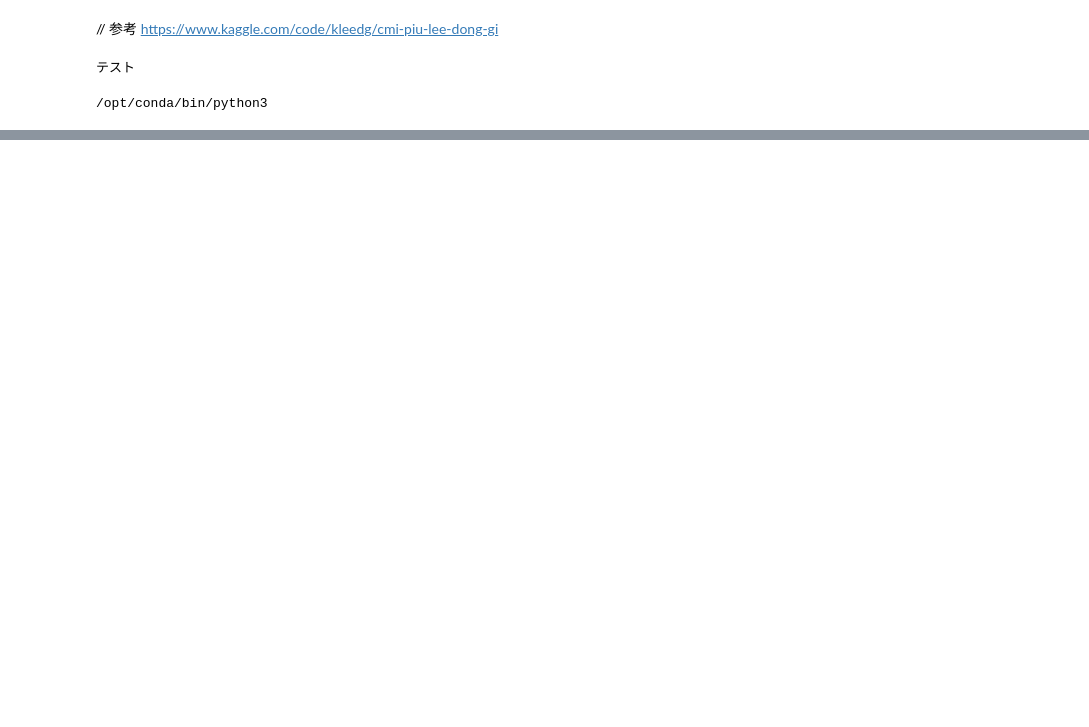
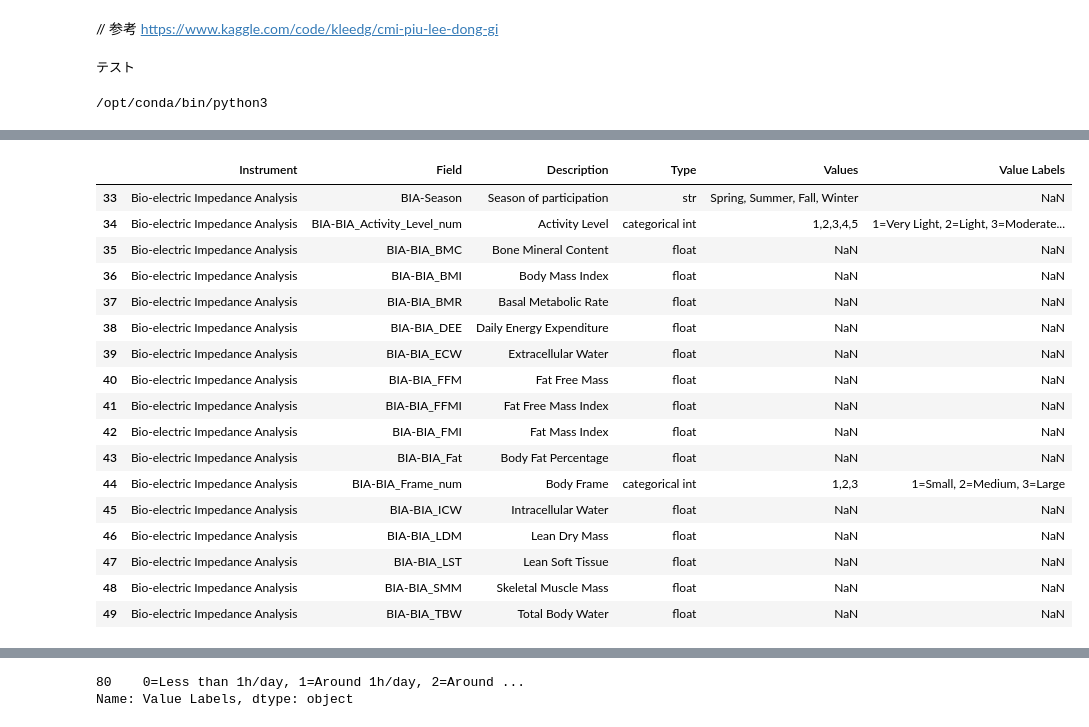
Before and after one commit to nakashimashin/data-analysis-tutorial, a Jupyter notebook: submission_2.ipynb, the cells around one changed output, grey strips where cells are left out. Cells and saved outputs as stored; diff of their text form; code cells hidden in the pictures; blank space fills up the shorter version.

Commit message:
add: Lodad data ~ Train data columns analysis

```diff
--- a/submission_2.ipynb
+++ b/submission_2.ipynb
@@ -49,3 +49,63 @@ import sys
 print(sys.executable)
 # %% [output]
 /opt/conda/bin/python3
+# %%
+target_label = ['None', 'Mild', 'Moderate', 'Severe']
+
+os.chdir('/home')
+print(os.getcwd())
+
+train_df = pd.read_csv('kaggle/input/child-mind-institute-problematic-internet-use/train.csv')
+test_df = pd.read_csv('kaggle/input/child-mind-institute-problematic-internet-use/test.csv')
+data_dict = pd.read_csv('kaggle/input/child-mind-institute-problematic-internet-use/data_dictionary.csv')
+
+season_dtype = pl.Enum(['Spring', 'Summer', 'Fall', 'Winter'])
+train = (
+    pl.read_csv('kaggle/input/child-mind-institute-problematic-internet-use/train.csv')
+    .with_columns(pl.col('^.*Season$').cast(season_dtype))
+)
+
+test = (
+    pl.read_csv('kaggle/input/child-mind-institute-problematic-internet-use/test.csv')
+    .with_columns(pl.col('^.*Season$').cast(season_dtype))
+)
+print("訓練")
+display(train.head())
+print("データの説明")
+display(data_dict.head())
+
+## Instrumentの一覧を取得
+data_dict['Instrument'].unique()
+
+## InstrumentがDemographicsのデータを取得
+Basic_data = data_dict[data_dict['Instrument'] == 'Demographics']
+display(Basic_data)
+
+## InstrumentがChildren's Global Assessment Scaleのデータを取得
+CGAS_data = data_dict[data_dict['Instrument'] == "Children's Global Assessment Scale"]
+display(CGAS_data)
+
+## InstrumentがPhysical Measuresのデータを取得
+Physical_data = data_dict[data_dict['Instrument'] == "Physical Measures"]
+display(Physical_data)
+
+## InstrumentがFitnessGram Vitals and Treadmillのデータを取得
+Fitness_data = data_dict[data_dict['Instrument'] == "FitnessGram Vitals and Treadmill"]
+display(Fitness_data)
+
+## InstrumentがFitnessGram Childのデータを取得
+FGC_data = data_dict[data_dict['Instrument'] == "FitnessGram Child"]
+display(FGC_data)
+
+## InstrumentがBio-electric Impedance Analysisのデータを取得
+BIA_data = data_dict[data_dict['Instrument'] == "Bio-electric Impedance Analysis"]
+display(BIA_data)
+
+## InstrumentがPhysical Activity Questionnaire (Adolescents)のデータを取得
+PAQA_data = data_dict[data_dict['Instrument'] == "Physical Activity Questionnaire (Adolescents)"]
+display(PAQA_data)
+
+print(data_dict[data_dict['Field'].str.contains('PreInt_EduHx-computerinternet_hoursday')]['Value Labels'])
+
+display(data_dict[data_dict['Field'].str.contains('PreInt_EduHx-computerinternet_hoursday')]['Value Labels'].iloc[0])
+# %% [output]
@@ -51,0 +166,18 @@ print(sys.executable)
+|  | Instrument | Field | Description | Type | Values | Value Labels |
+| 33 | Bio-electric Impedance Analysis | BIA-Season | Season of participation | str | Spring, Summer, Fall, Winter | NaN |
+| 34 | Bio-electric Impedance Analysis | BIA-BIA_Activity_Level_num | Activity Level | categorical int | 1,2,3,4,5 | 1=Very Light, 2=Light, 3=Moderate... |
+| 35 | Bio-electric Impedance Analysis | BIA-BIA_BMC | Bone Mineral Content | float | NaN | NaN |
+| 36 | Bio-electric Impedance Analysis | BIA-BIA_BMI | Body Mass Index | float | NaN | NaN |
+| 37 | Bio-electric Impedance Analysis | BIA-BIA_BMR | Basal Metabolic Rate | float | NaN | NaN |
+| 38 | Bio-electric Impedance Analysis | BIA-BIA_DEE | Daily Energy Expenditure | float | NaN | NaN |
+| 39 | Bio-electric Impedance Analysis | BIA-BIA_ECW | Extracellular Water | float | NaN | NaN |
+| 40 | Bio-electric Impedance Analysis | BIA-BIA_FFM | Fat Free Mass | float | NaN | NaN |
+| 41 | Bio-electric Impedance Analysis | BIA-BIA_FFMI | Fat Free Mass Index | float | NaN | NaN |
+| 42 | Bio-electric Impedance Analysis | BIA-BIA_FMI | Fat Mass Index | float | NaN | NaN |
+| 43 | Bio-electric Impedance Analysis | BIA-BIA_Fat | Body Fat Percentage | float | NaN | NaN |
+| 44 | Bio-electric Impedance Analysis | BIA-BIA_Frame_num | Body Frame | categorical int | 1,2,3 | 1=Small, 2=Medium, 3=Large |
+| 45 | Bio-electric Impedance Analysis | BIA-BIA_ICW | Intracellular Water | float | NaN | NaN |
+| 46 | Bio-electric Impedance Analysis | BIA-BIA_LDM | Lean Dry Mass | float | NaN | NaN |
+| 47 | Bio-electric Impedance Analysis | BIA-BIA_LST | Lean Soft Tissue | float | NaN | NaN |
+| 48 | Bio-electric Impedance Analysis | BIA-BIA_SMM | Skeletal Muscle Mass | float | NaN | NaN |
+| 49 | Bio-electric Impedance Analysis | BIA-BIA_TBW | Total Body Water | float | NaN | NaN |
@@ -51,0 +187,2 @@ print(sys.executable)
+80    0=Less than 1h/day, 1=Around 1h/day, 2=Around ...
+Name: Value Labels, dtype: object
```
Also changed, not shown: parts of 1 cell of this notebook.
